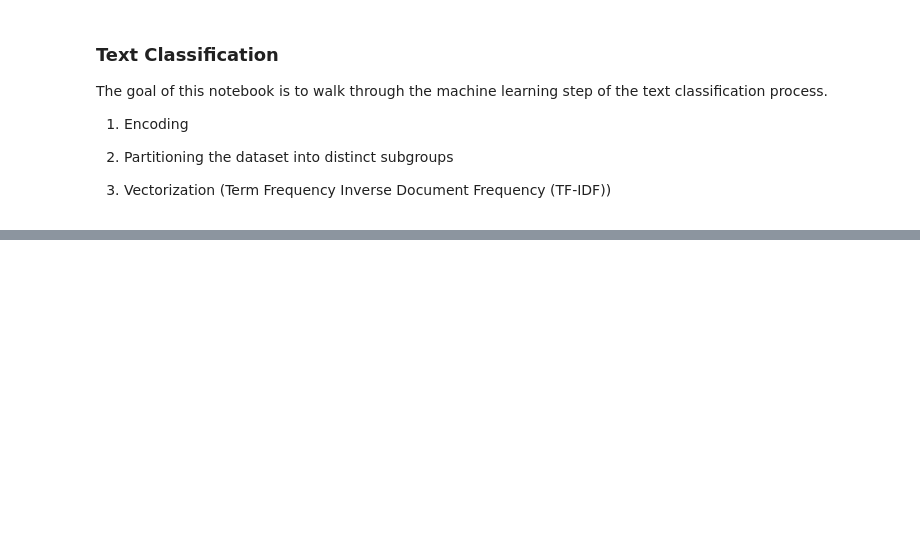
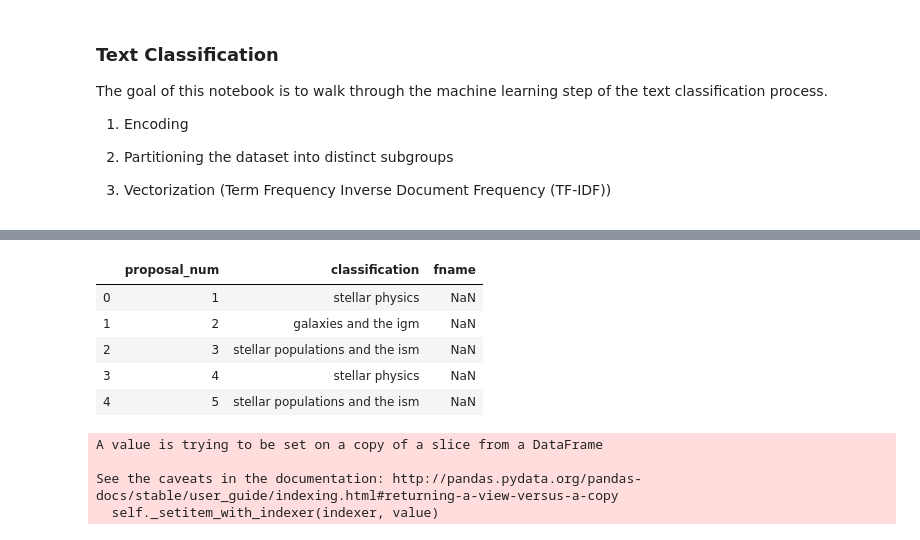
Before and after one commit to nmiles2718/PACMan_dist, a Jupyter notebook: notebooks/prototyping_encoding.ipynb, the cells around one changed output, grey strips where cells are left out. Drawn from its saved outputs; the diff is of its cells as text; code cells hidden in the pictures; blank space fills up the shorter version.

```diff
--- a/notebooks/prototyping_encoding.ipynb
+++ b/notebooks/prototyping_encoding.ipynb
@@ -146,0 +262,19 @@ print(classification_report(test_df['category_id'], predictions , target_names=l
+# %%
+proposal_classifications['fname'] = [np.nan]*len(proposal_classifications)
+# %%
+proposal_classifications.head()
+# %% [output]
+|  | proposal_num | classification | fname |
+| 0 | 1 | stellar physics | NaN |
+| 1 | 2 | galaxies and the igm | NaN |
+| 2 | 3 | stellar populations and the ism | NaN |
+| 3 | 4 | stellar physics | NaN |
+| 4 | 5 | stellar populations and the ism | NaN |
+# %%
+for num, fname in zip(proposal_num, flist_sorted):
+    proposal_classifications['fname'].loc[num-1] = fname
+# %% [output]
+A value is trying to be set on a copy of a slice from a DataFrame
+
+See the caveats in the documentation: http://pandas.pydata.org/pandas-docs/stable/user_guide/indexing.html#returning-a-view-versus-a-copy
+  self._setitem_with_indexer(indexer, value)
```
Also changed, not shown: parts of 30 cells of this notebook.
